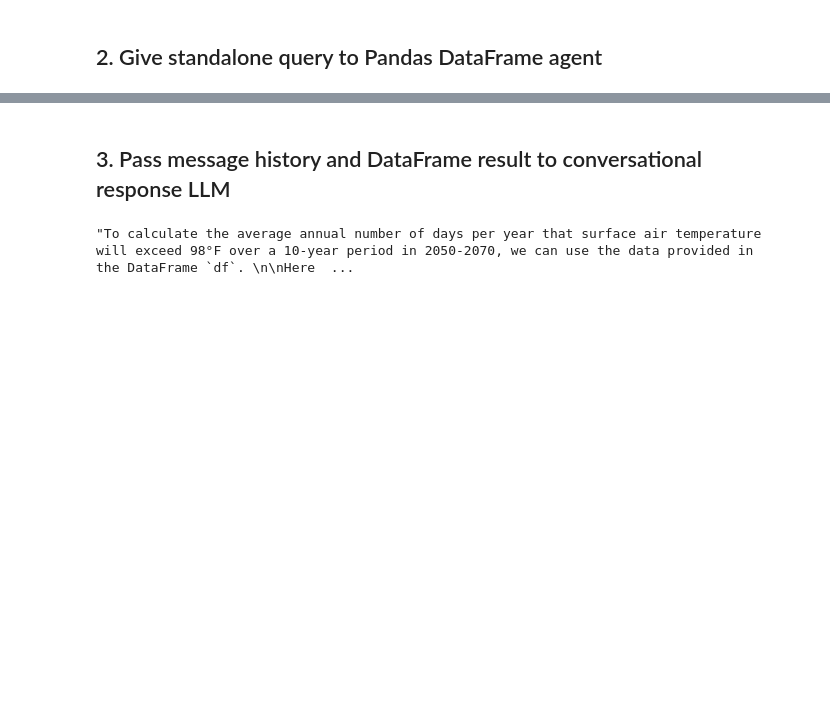
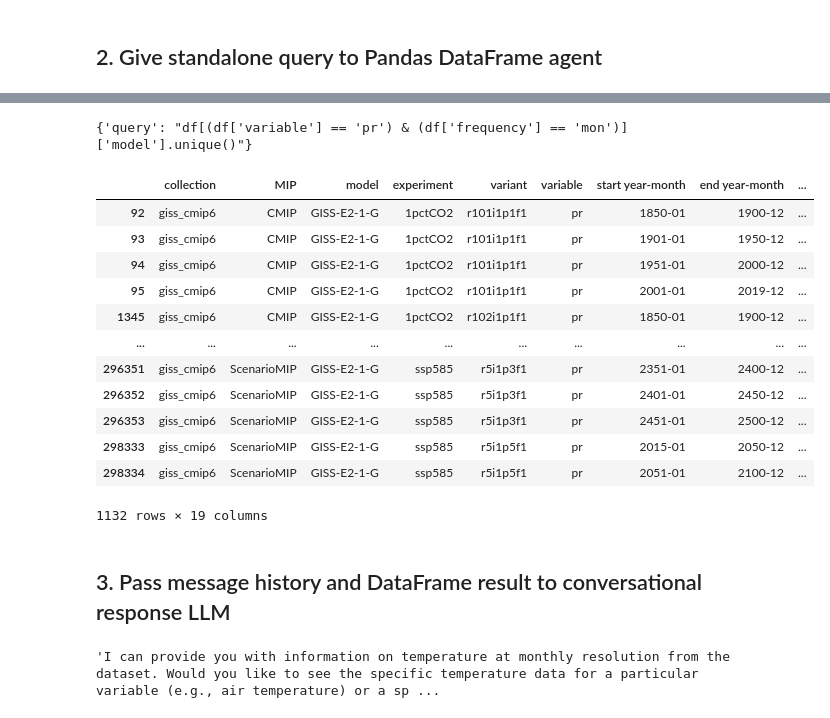
Before and after one commit to mhendri/climate_pal, a Jupyter notebook: langchain_demo/pandas-debug.ipynb, the cells around one changed output, grey strips where cells are left out. Saved outputs shown, nothing was run; the diff lists cells and outputs as text; code cells hidden in the pictures; blank space fills up the shorter version.

```diff
--- a/langchain_demo/pandas-debug.ipynb
+++ b/langchain_demo/pandas-debug.ipynb
@@ -418,3 +358,44 @@ Invoking: `python_repl_ast` with `{'query': "df[(df['variable'] == 'tasmax') & (
+# %%
+from langchain_core.prompts import ChatPromptTemplate
+from langchain_experimental.tools import PythonAstREPLTool
+from langchain_core.output_parsers.openai_tools import JsonOutputKeyToolsParser
+
+llm=ChatOpenAI(temperature=0, model="gpt-3.5-turbo-0613", )
+tool = PythonAstREPLTool(locals={"df": dfmsub})
+llm_with_tools = llm.bind_tools([tool], tool_choice=tool.name)
+parser = JsonOutputKeyToolsParser(key_name=tool.name, first_tool_only=True)
+
+system = f"""
+You are a climate scientist with a pandas dataframe `df` that lists and describes all datasets
+within CMIP6. Here is the output of `df.head().to_markdown()`: \
+{dfmsub.head().to_markdown()} \
+Given a colleague's query, write and execute the Python code to find ROWS of `df` corresponding
+to relevant CMIP6 datasets. \
+Return ONLY the valid Python code and nothing else. Don't assume you have access to any libraries
+other than built-in Python ones, pandas, and scipy.
+"""
+prompt = ChatPromptTemplate.from_messages([("system", system), ("human", "{question}")])
+pd_chain = prompt | llm_with_tools | parser # | tool
+df_ans = pd_chain.invoke({"question": standalone + '?'})
+df_ans
+# %% [output]
+{'query': "df[(df['variable'] == 'pr') & (df['frequency'] == 'mon')]['model'].unique()"}
+# %%
+dfmsub[(dfmsub['variable'] == 'pr') & (dfmsub['frequency'] == 'mon')]
+# %% [output]
+|  | collection | MIP | model | experiment | variant | variable | start year-month | end year-month | ... |
+| 92 | giss_cmip6 | CMIP | GISS-E2-1-G | 1pctCO2 | r101i1p1f1 | pr | 1850-01 | 1900-12 | ... |
+| 93 | giss_cmip6 | CMIP | GISS-E2-1-G | 1pctCO2 | r101i1p1f1 | pr | 1901-01 | 1950-12 | ... |
+| 94 | giss_cmip6 | CMIP | GISS-E2-1-G | 1pctCO2 | r101i1p1f1 | pr | 1951-01 | 2000-12 | ... |
+| 95 | giss_cmip6 | CMIP | GISS-E2-1-G | 1pctCO2 | r101i1p1f1 | pr | 2001-01 | 2019-12 | ... |
+| 1345 | giss_cmip6 | CMIP | GISS-E2-1-G | 1pctCO2 | r102i1p1f1 | pr | 1850-01 | 1900-12 | ... |
+| ... | ... | ... | ... | ... | ... | ... | ... | ... | ... |
+| 296351 | giss_cmip6 | ScenarioMIP | GISS-E2-1-G | ssp585 | r5i1p3f1 | pr | 2351-01 | 2400-12 | ... |
+| 296352 | giss_cmip6 | ScenarioMIP | GISS-E2-1-G | ssp585 | r5i1p3f1 | pr | 2401-01 | 2450-12 | ... |
+| 296353 | giss_cmip6 | ScenarioMIP | GISS-E2-1-G | ssp585 | r5i1p3f1 | pr | 2451-01 | 2500-12 | ... |
+| 298333 | giss_cmip6 | ScenarioMIP | GISS-E2-1-G | ssp585 | r5i1p5f1 | pr | 2015-01 | 2050-12 | ... |
+| 298334 | giss_cmip6 | ScenarioMIP | GISS-E2-1-G | ssp585 | r5i1p5f1 | pr | 2051-01 | 2100-12 | ... |
+1132 rows × 19 columns
 # %% [markdown]
 ## 3. Pass message history and DataFrame result to conversational response LLM
 # %%
@@ -444,9 +425,10 @@ rag_prompt = ChatPromptTemplate.from_messages(
 )
 chain = rag_prompt | model | StrOutputParser()
 # %%
-df_ans = out['intermediate_steps'][0][1]
+if df_ans.shape[0]>10:
+    df_ans = df_ans.iloc[:10,:]
 
 rag_system_prompt = get_rag_system_prompt(df_ans)
 chain.invoke(dict(conversation, **{'prompt': rag_system_prompt}))
 # %% [output]
-"To calculate the average annual number of days per year that surface air temperature will exceed 98°F over a 10-year period in 2050-2070, we can use the data provided in the DataFrame `df`. \n\nHere  ...
+'I can provide you with information on temperature at monthly resolution from the dataset. Would you like to see the specific temperature data for a particular variable (e.g., air temperature) or a sp ...
```
Also changed, not shown: parts of 5 cells of this notebook.
